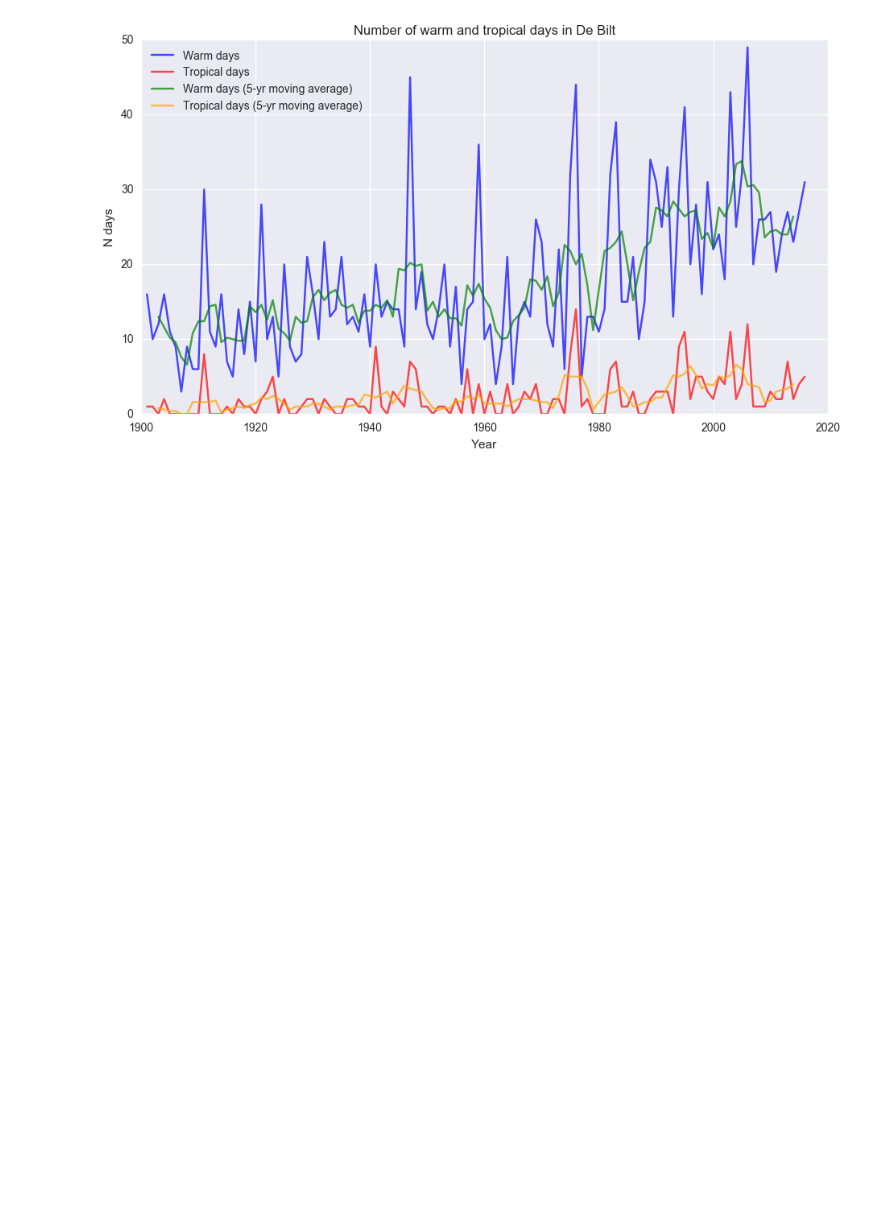
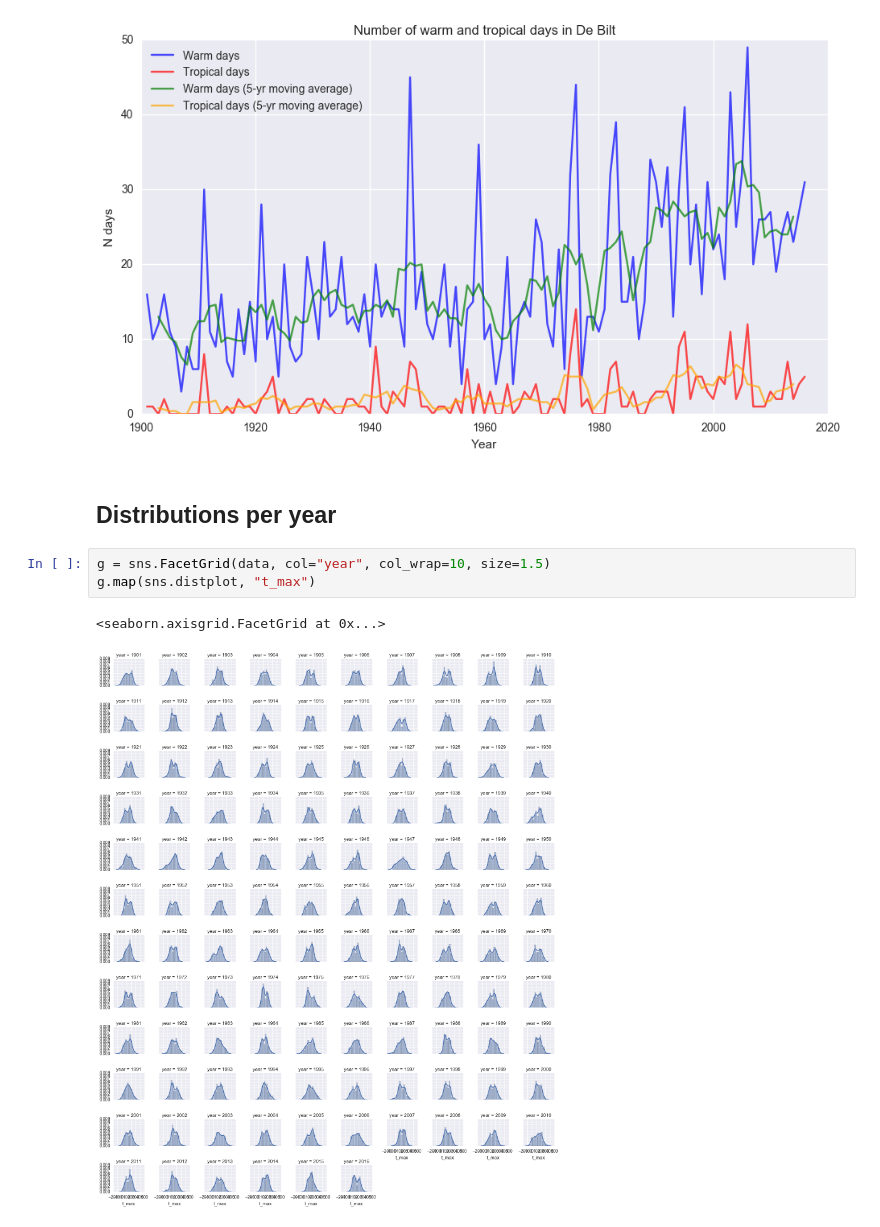
Before and after one commit to sndrtj/weather-notebooks, a Jupyter notebook: notebooks/weather_station_de_bilt.ipynb, the cells around one changed output. Drawn from its saved outputs; the diff is of its cells as text; blank space fills up the shorter version.

Commit message:
docs and distributions

```diff
--- a/notebooks/weather_station_de_bilt.ipynb
+++ b/notebooks/weather_station_de_bilt.ipynb
@@ -130,3 +163,11 @@ ax.set_xlabel("Year")
 plt.savefig("../img/warm_and_tropical.png", dpi=300)
 # %% [output]
 [figure]
+# %% [markdown]
+##  Distributions per year
+# %%
+g = sns.FacetGrid(data, col="year", col_wrap=10, size=1.5)
+g.map(sns.distplot, "t_max")
+# %% [output]
+<seaborn.axisgrid.FacetGrid at 0x...>
+[figure, added]
```
Also changed, not shown: parts of 6 cells of this notebook.
